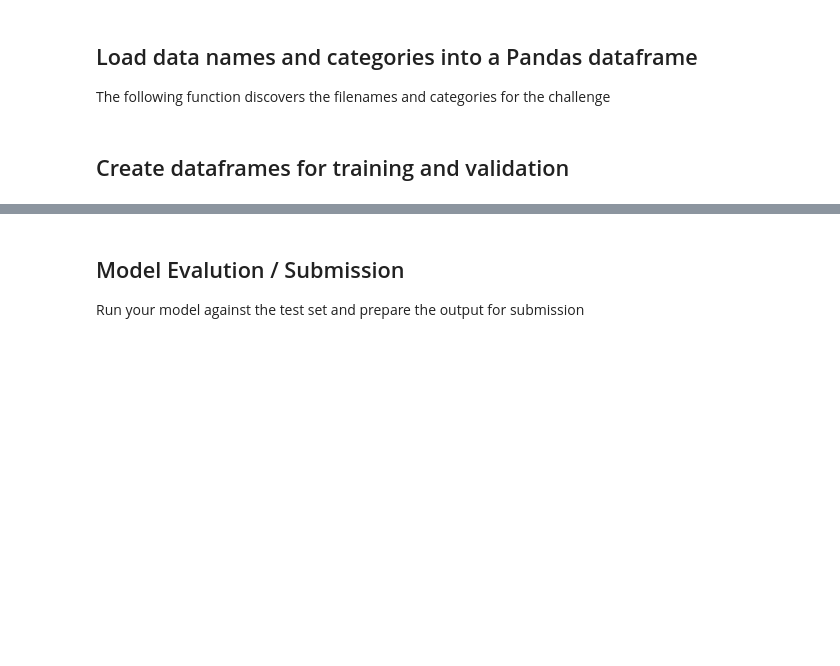
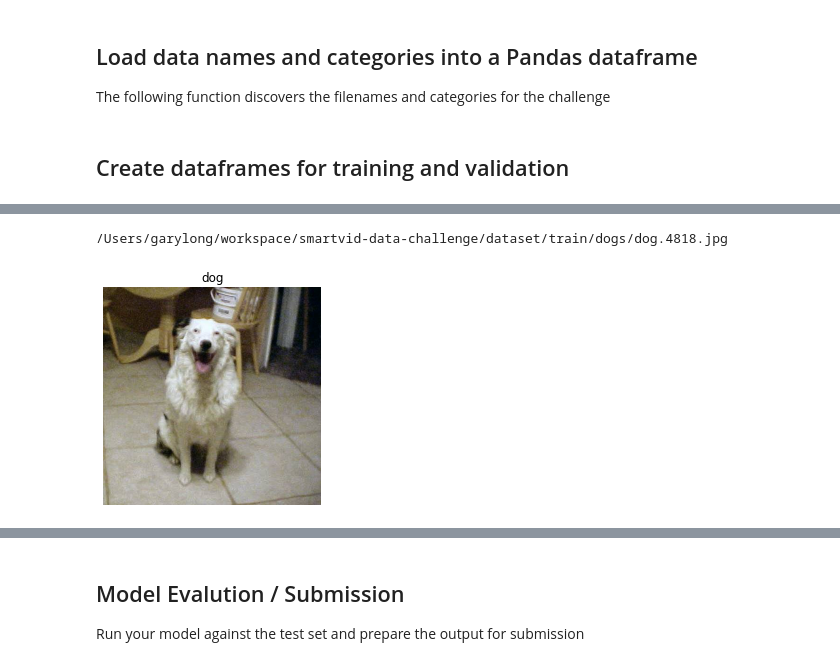
Before and after one commit to smartvid-io/smartvid-challenge, a Jupyter notebook: smartvid_challenge.ipynb, the cells around one changed output, grey strips where cells are left out. Saved outputs shown, nothing was run; the diff lists cells and outputs as text; code cells hidden in the pictures; blank space fills up the shorter version.

Commit message:
Upgraded data challenge for a pytorch task

```diff
--- a/smartvid_challenge.ipynb
+++ b/smartvid_challenge.ipynb
@@ -84,6 +77,6 @@ import zipfile
 with zipfile.ZipFile(destination, 'r') as zip_ref:
     zip_ref.extractall('./')
 # %%
-data_path = Path('./dogscats').absolute()
+data_path = Path('./dataset').absolute()
 print(data_path)
 # %% [output]
@@ -282,0 +124,10 @@ What are some things that you can do during training that can lead to a model th
+# %%
+# Here is a little something to help you get started
+index=13
+img = Image.open(df_train.iloc[index]['filename'])
+plt.title(df_train.iloc[index]['category'])
+plt.axis('off')
+plt.imshow(img);
+# %% [output]
+/Users/garylong/workspace/smartvid-data-challenge/dataset/train/dogs/dog.4818.jpg
+[figure, added]
```
Also changed, not shown: parts of 62 cells of this notebook, 3 other files.
